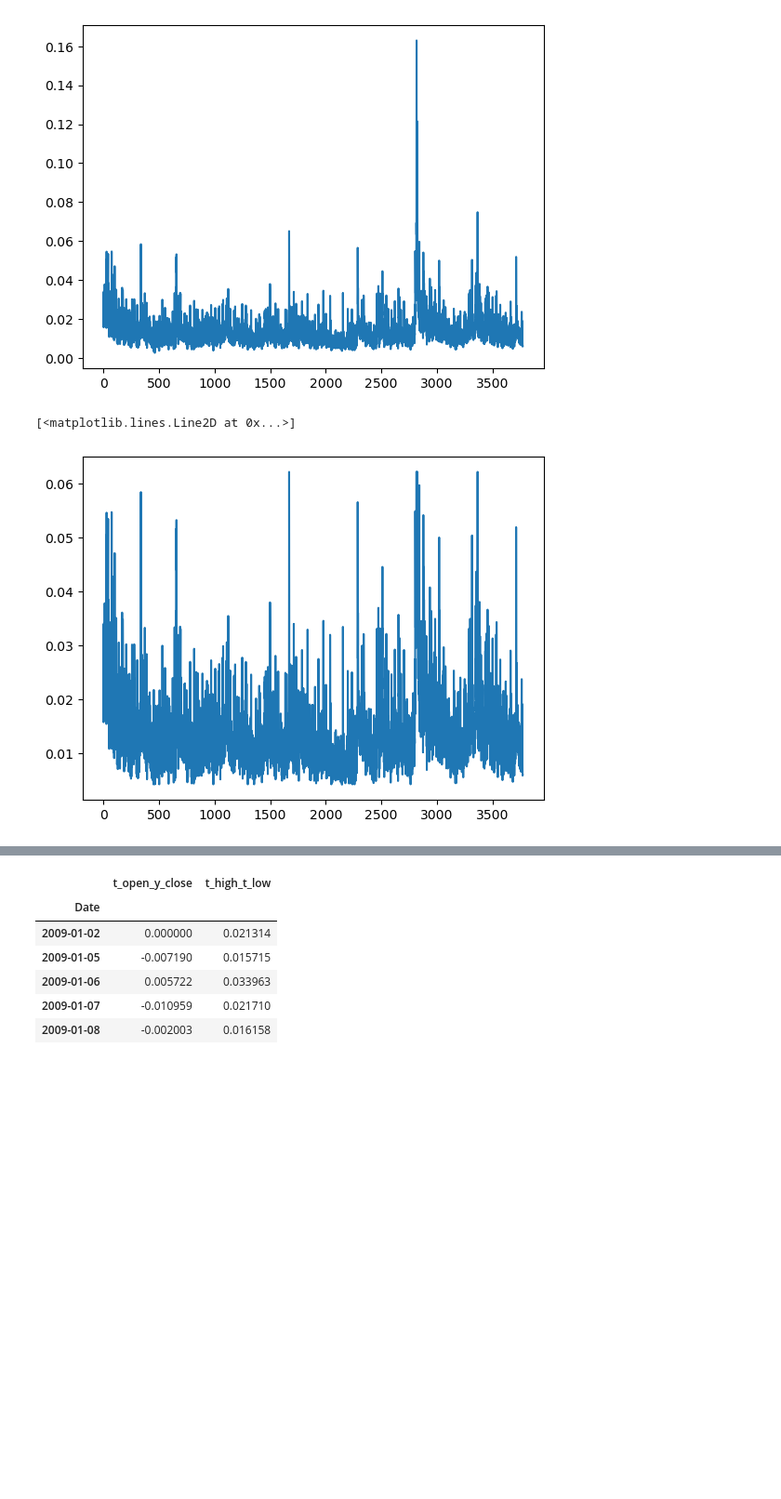
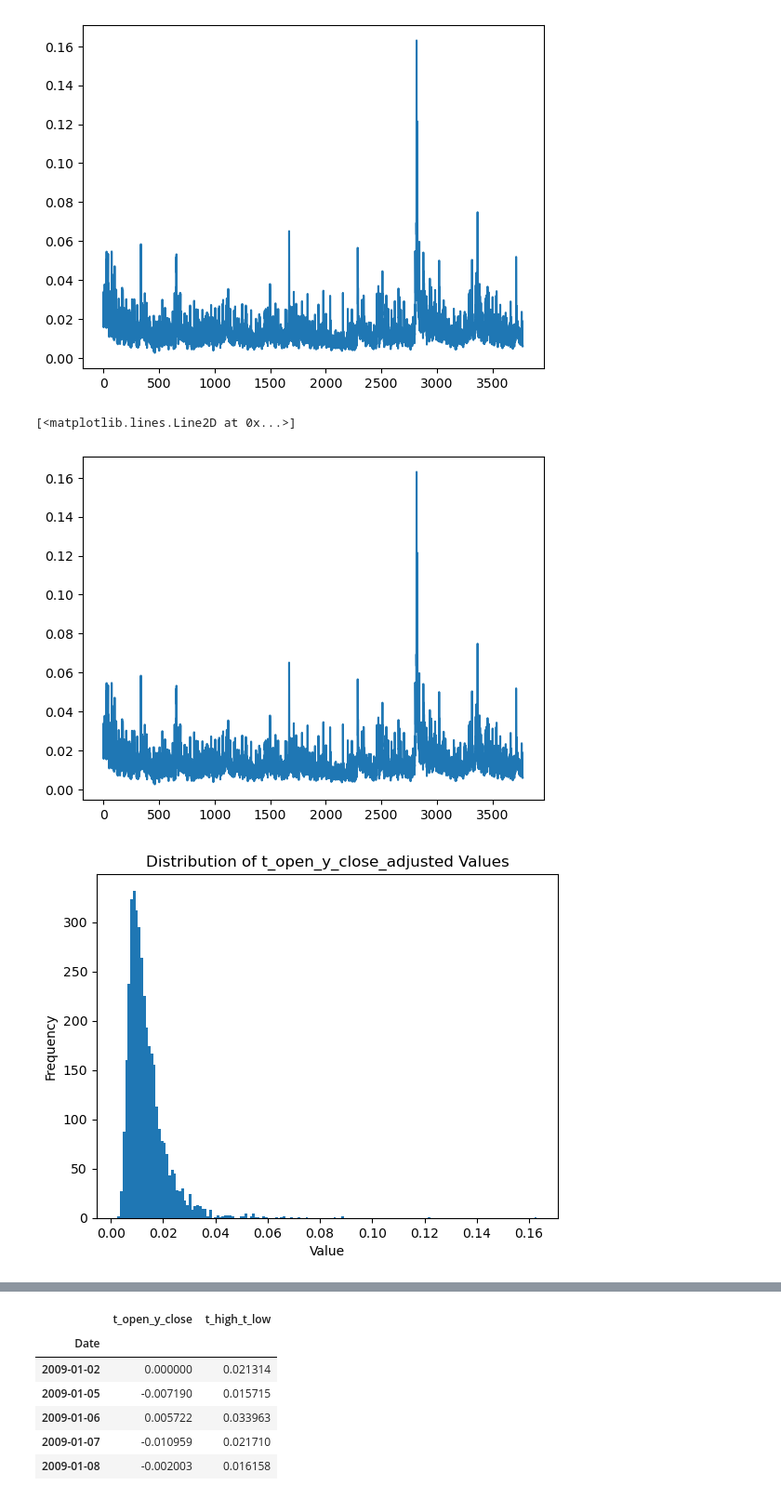
Before and after one commit to Frederik135/NN_Forecasting, a Jupyter notebook: preprocessing.ipynb, the cells around one changed output, grey strips where cells are left out. Shown at 93% size. Saved outputs shown, nothing was run; the diff lists cells and outputs as text; code cells hidden in the pictures; blank space fills up the shorter version.

```diff
--- a/preprocessing.ipynb
+++ b/preprocessing.ipynb
@@ -139,8 +182,16 @@ plt.plot(t_high_t_low)
 [<matplotlib.lines.Line2D at 0x...>]
 [figure]
 # %%
-t_high_t_low = adjust_to_three_sigma(t_high_t_low)
+t_high_t_low_adjusted = adjust_to_three_sigma(t_high_t_low)
 plt.plot(t_high_t_low)
 # %% [output]
 [<matplotlib.lines.Line2D at 0x...>]
-[figure, old version]
+[figure, new version]
+# %%
+plt.hist(t_high_t_low, bins='auto')
+plt.title('Distribution of t_open_y_close_adjusted Values')
+plt.xlabel('Value')
+plt.ylabel('Frequency')
+plt.show()
+# %% [output]
+[figure, added]
```
Also changed, not shown: parts of 30 cells of this notebook, 1 other file.
